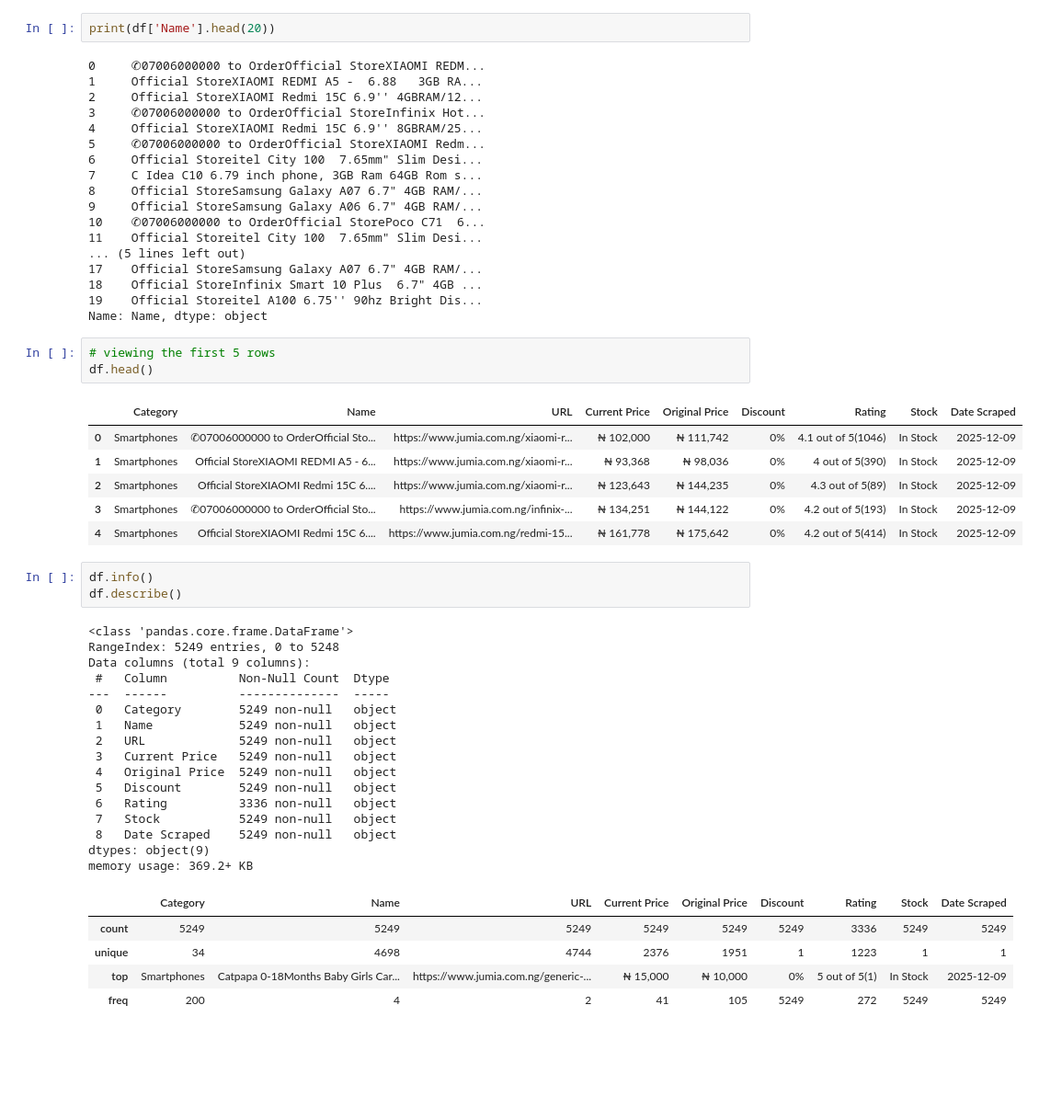
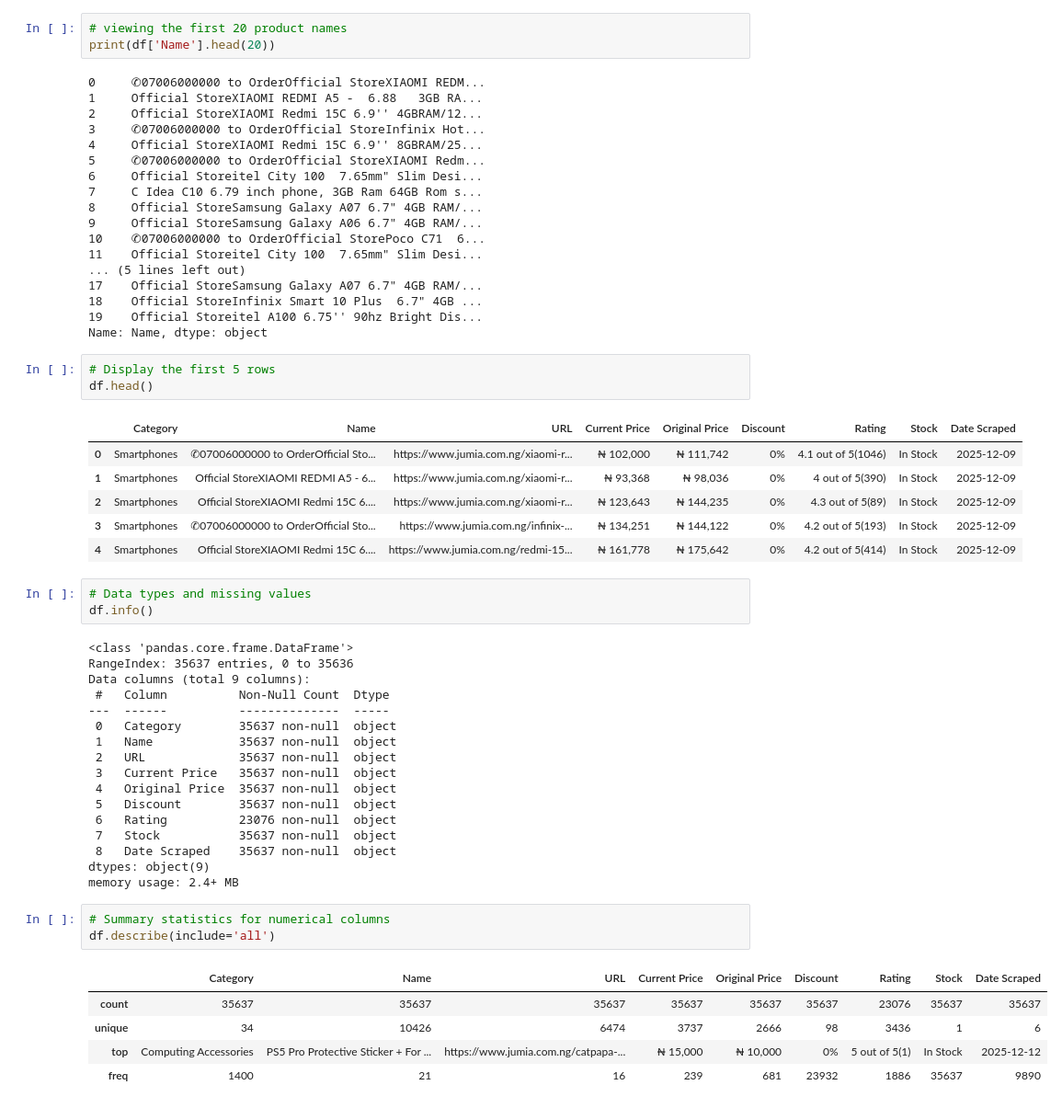
Before and after one commit to pauloski187/Jumia-Price-Trend-Dashboard-Using-Web-Scraping, a Jupyter notebook: notebooks/01_eda.ipynb, the cells around one changed output. Shown: that part at 92% size. Drawn from its saved outputs; the diff is of its cells as text; blank space fills up the shorter version.

```diff
--- a/notebooks/01_eda.ipynb
+++ b/notebooks/01_eda.ipynb
@@ -8,6 +12,7 @@ import numpy as np
 raw_path = "../data/raw/jumia_product.csv"
 df = pd.read_csv(raw_path)
 # %%
+# viewing the first 20 product names
 print(df['Name'].head(20))
 # %% [output]
 0     ✆07006000000 to OrderOfficial StoreXIAOMI REDM...
@@ -28,7 +33,7 @@ print(df['Name'].head(20))
 19    Official Storeitel A100 6.75'' 90hz Bright Dis...
 Name: Name, dtype: object
 # %%
-# viewing the first 5 rows
+# Display the first 5 rows
 df.head()
 # %% [output]
 |  | Category | Name | URL | Current Price | Original Price | Discount | Rating | Stock | Date Scraped |
@@ -38,27 +43,31 @@ df.head()
 | 3 | Smartphones | ✆07006000000 to OrderOfficial Sto... | https://www.jumia.com.ng/infinix-... | ₦ 134,251 | ₦ 144,122 | 0% | 4.2 out of 5(193) | In Stock | 2025-12-09 |
 | 4 | Smartphones | Official StoreXIAOMI Redmi 15C 6.... | https://www.jumia.com.ng/redmi-15... | ₦ 161,778 | ₦ 175,642 | 0% | 4.2 out of 5(414) | In Stock | 2025-12-09 |
 # %%
+# Data types and missing values
 df.info()
-df.describe()
 # %% [output]
 <class 'pandas.core.frame.DataFrame'>
-RangeIndex: 5249 entries, 0 to 5248
+RangeIndex: 35637 entries, 0 to 35636
 Data columns (total 9 columns):
  #   Column          Non-Null Count  Dtype
 ---  ------          --------------  -----
- 0   Category        5249 non-null   object
- 1   Name            5249 non-null   object
- 2   URL             5249 non-null   object
- 3   Current Price   5249 non-null   object
- 4   Original Price  5249 non-null   object
- 5   Discount        5249 non-null   object
- 6   Rating          3336 non-null   object
- 7   Stock           5249 non-null   object
- 8   Date Scraped    5249 non-null   object
+ 0   Category        35637 non-null  object
+ 1   Name            35637 non-null  object
+ 2   URL             35637 non-null  object
+ 3   Current Price   35637 non-null  object
+ 4   Original Price  35637 non-null  object
+ 5   Discount        35637 non-null  object
+ 6   Rating          23076 non-null  object
+ 7   Stock           35637 non-null  object
+ 8   Date Scraped    35637 non-null  object
 dtypes: object(9)
-memory usage: 369.2+ KB
+memory usage: 2.4+ MB
-|  | Category | Name | URL | Current Price | Original Price | Discount | Rating | Stock | Date Scraped |
-| count | 5249 | 5249 | 5249 | 5249 | 5249 | 5249 | 3336 | 5249 | 5249 |
-| unique | 34 | 4698 | 4744 | 2376 | 1951 | 1 | 1223 | 1 | 1 |
-| top | Smartphones | Catpapa 0-18Months Baby Girls Car... | https://www.jumia.com.ng/generic-... | ₦ 15,000 | ₦ 10,000 | 0% | 5 out of 5(1) | In Stock | 2025-12-09 |
-| freq | 200 | 4 | 2 | 41 | 105 | 5249 | 272 | 5249 | 5249 |
+# %%
+# Summary statistics for numerical columns
+df.describe(include='all')
+# %% [output]
+|  | Category | Name | URL | Current Price | Original Price | Discount | Rating | Stock | Date Scraped |
+| count | 35637 | 35637 | 35637 | 35637 | 35637 | 35637 | 23076 | 35637 | 35637 |
+| unique | 34 | 10426 | 6474 | 3737 | 2666 | 98 | 3436 | 1 | 6 |
+| top | Computing Accessories | PS5 Pro Protective Sticker + For ... | https://www.jumia.com.ng/catpapa-... | ₦ 15,000 | ₦ 10,000 | 0% | 5 out of 5(1) | In Stock | 2025-12-12 |
+| freq | 1400 | 21 | 16 | 239 | 681 | 23932 | 1886 | 35637 | 9890 |
```
Also changed, not shown: parts of 34 cells of this notebook, 18 other files.
